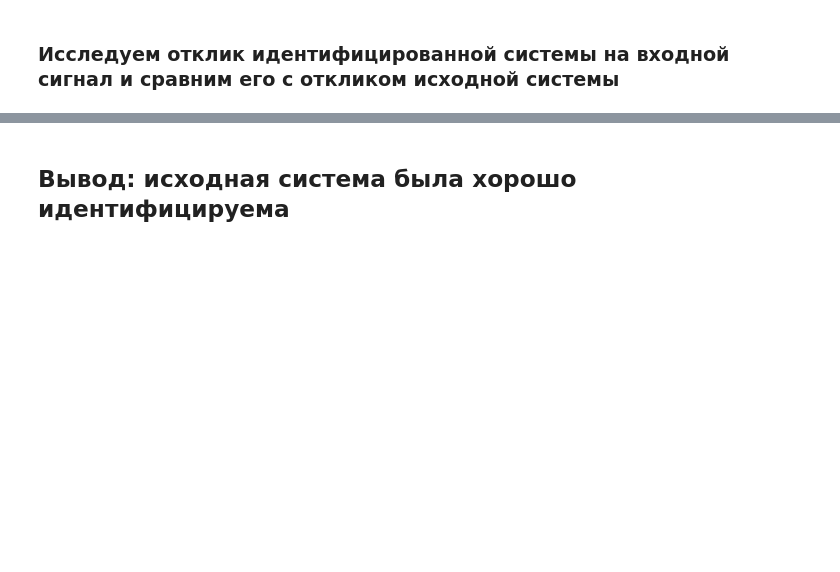
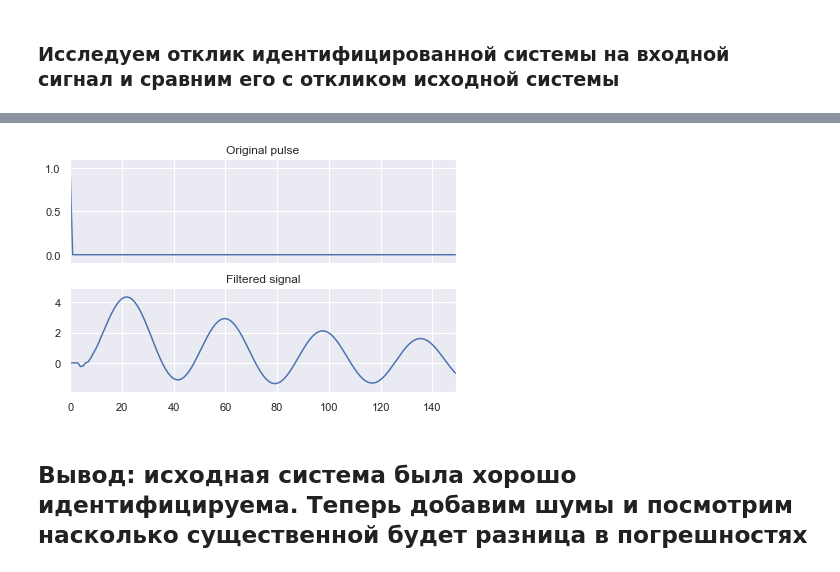
Before and after one commit to tupoylogin/linear_dynamics, a Jupyter notebook: LDSDemo.ipynb, the cells around one changed output, grey strips where cells are left out. Cells and saved outputs as stored; diff of their text form; code cells hidden in the pictures; blank space fills up the shorter version.

```diff
--- a/LDSDemo.ipynb
+++ b/LDSDemo.ipynb
@@ -208,2 +214,9 @@ $\displaystyle  || \epsilon_{1,2} ||_\infty = 2.6980083564247135 $
+# %%
+_, y_rec, _ = dlsim(system_reconstructed, sig_unit)
+
+%matplotlib inline
+plot_signal(sig_unit, y_rec.T.ravel())
+# %% [output]
+[figure, added]
 # %% [markdown]
-## Вывод: исходная система была хорошо идентифицируема
+## Вывод: исходная система была хорошо идентифицируема. Теперь добавим шумы и посмотрим насколько существенной будет разница в погрешностях
```
Also changed, not shown: parts of 53 cells of this notebook.
